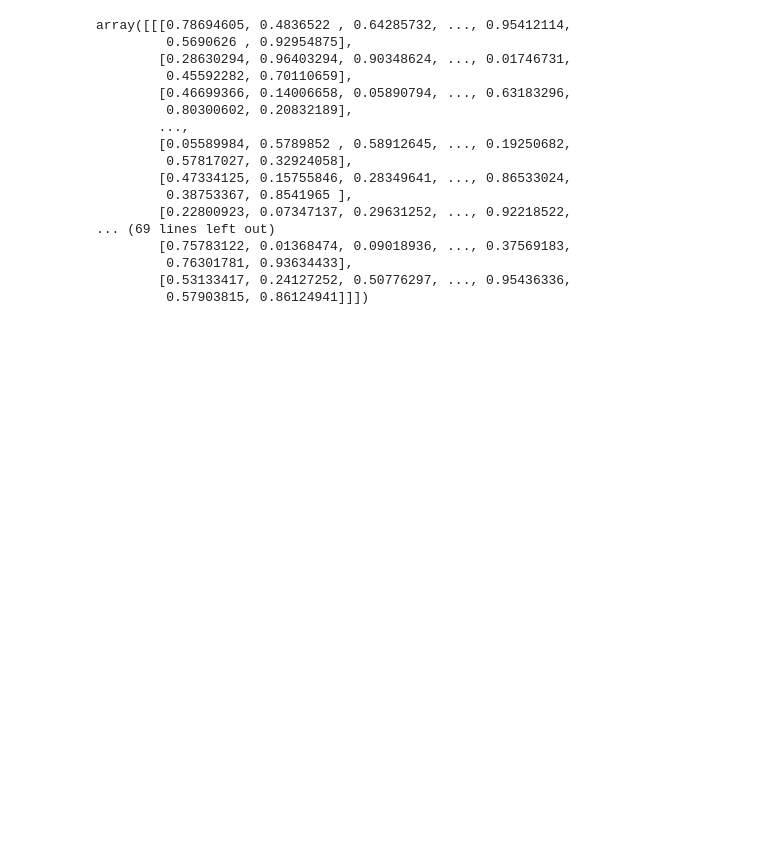
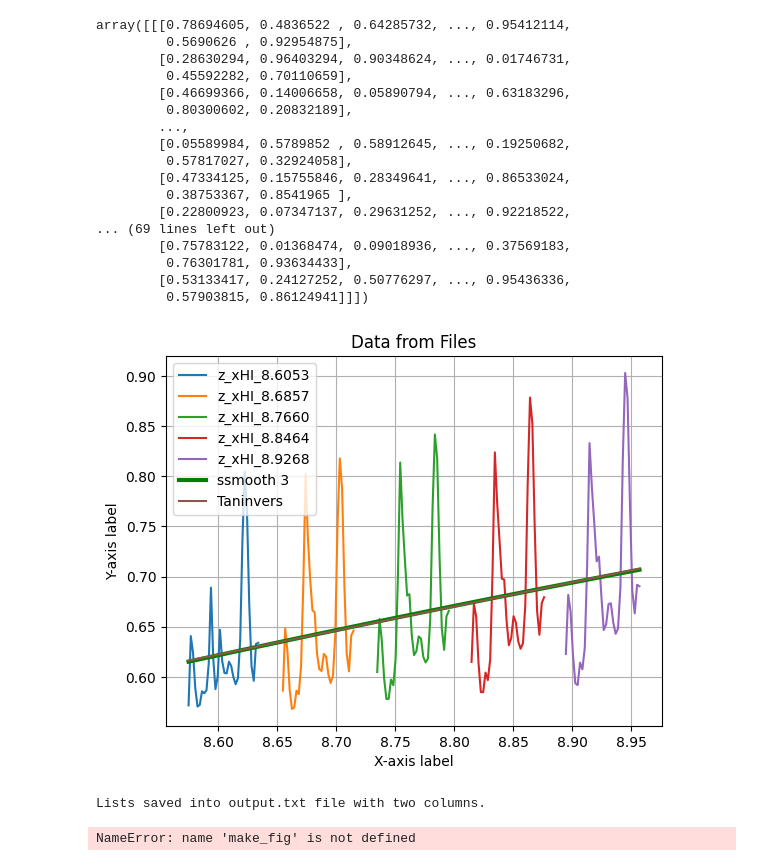
Before and after one commit to ashwin-r-k/FrontEnd_cosmo, a Jupyter notebook: notbook.ipynb, the cells around one changed output. Saved outputs shown, nothing was run; the diff lists cells and outputs as text; code cells hidden in the pictures; blank space fills up the shorter version.

```diff
--- a/notbook.ipynb
+++ b/notbook.ipynb
@@ -180,0 +272,62 @@ array([[[0.78694605, 0.4836522 , 0.64285732, ..., 0.95412114,
+# %%
+directory_path = "/home/ashwin/HPC/Save/Run/lightcone/"  # Directory path provided as command line argument
+search_string = "z_xHI"  # Search string provided as command line argument
+# %%
+z,xH=search_and_plot(directory_path, search_string)
+# %% [output]
+[figure, added]
+# %%
+
+
+# Convert lists to NumPy arrays
+array1 = np.array(z)
+array2 = np.array(xH)
+
+# Stack arrays horizontally
+stacked_array = np.column_stack((array1, array2))
+
+# Output file path
+output_file = "output.txt"
+
+# Save stacked array to a text file
+np.savetxt(output_file, stacked_array, delimiter='\t', fmt='%f')
+
+print("Lists saved into output.txt file with two columns.")
+# %% [output]
+Lists saved into output.txt file with two columns.
+# %%
+# Importing modules and classes
+import numpy as np
+import matplotlib.pyplot as plt
+from scipy.optimize import curve_fit
+
+
+# Defining parametrized arctangent function
+def f(x, k, w, x0, y0):
+    return k * np.arctan(w*(x-x0)) + y0
+
+
+ax = make_fig()
+ax.set_xlabel('x', fontsize=12)
+ax.set_ylabel('y', fontsize=12)
+ax.scatter(xdata, ydata)
+ax.plot(xi, yi, linestyle=':')
+
+# Calculating residual sum of squares (RSS)
+rss = np.sum(res**2)
+# Calculating root mean squared error (RMSE) from RSS
+rmse = np.sqrt(rss/len(ydata))
+# Calculating R-square
+r2 = 1 - rss/np.sum((ydata-np.mean(ydata))**2)
+# Displaying fit info
+print('Found solution in {:d} function evaluations.'.format(numeval))
+print(msg)
+print('R-square = {:1.4f}, RMSE = {:1.4f}'.format(r2, rmse))
+print('')
+print('Coefficients:')
+print('  k  = {:1.3f}'.format(copt[0]))
+print('  w  = {:1.3f}'.format(copt[1]))
+print('  x0 = {:1.3f}'.format(copt[2]))
+print('  y0 = {:1.3f}'.format(copt[3]))
+# %% [output]
+NameError: name 'make_fig' is not defined
```
Also changed, not shown: parts of 11 cells of this notebook, 19 other files.
